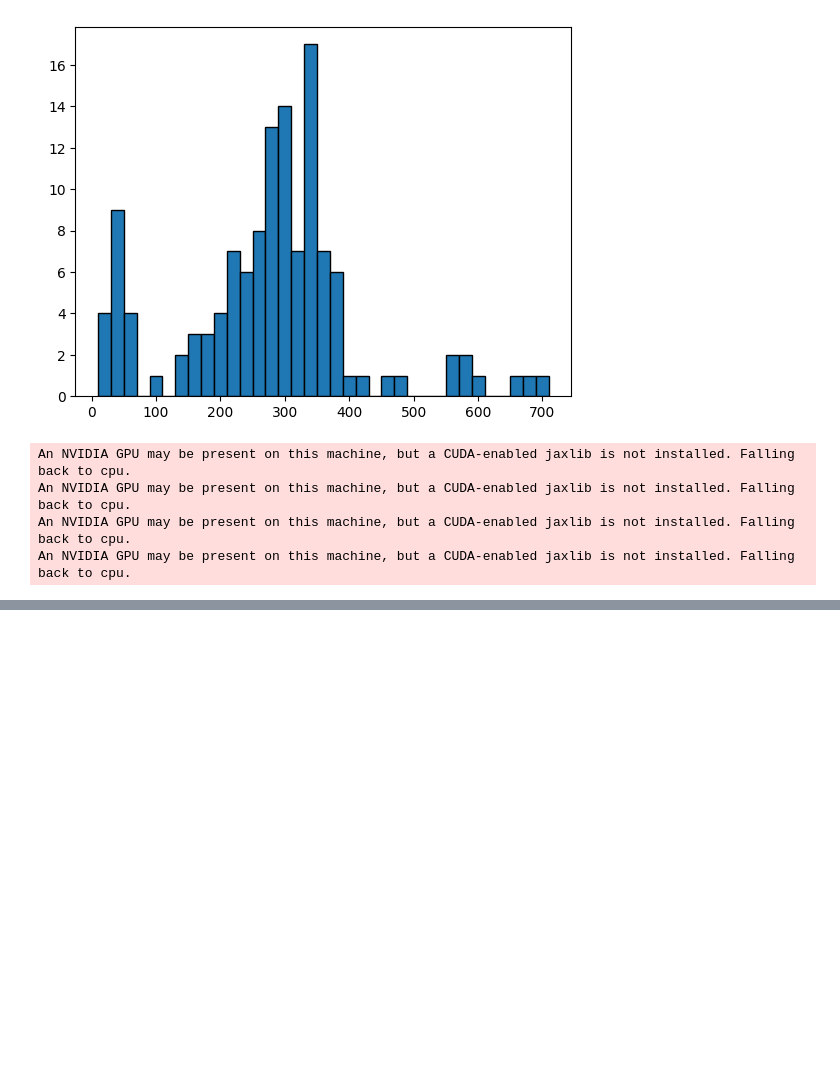
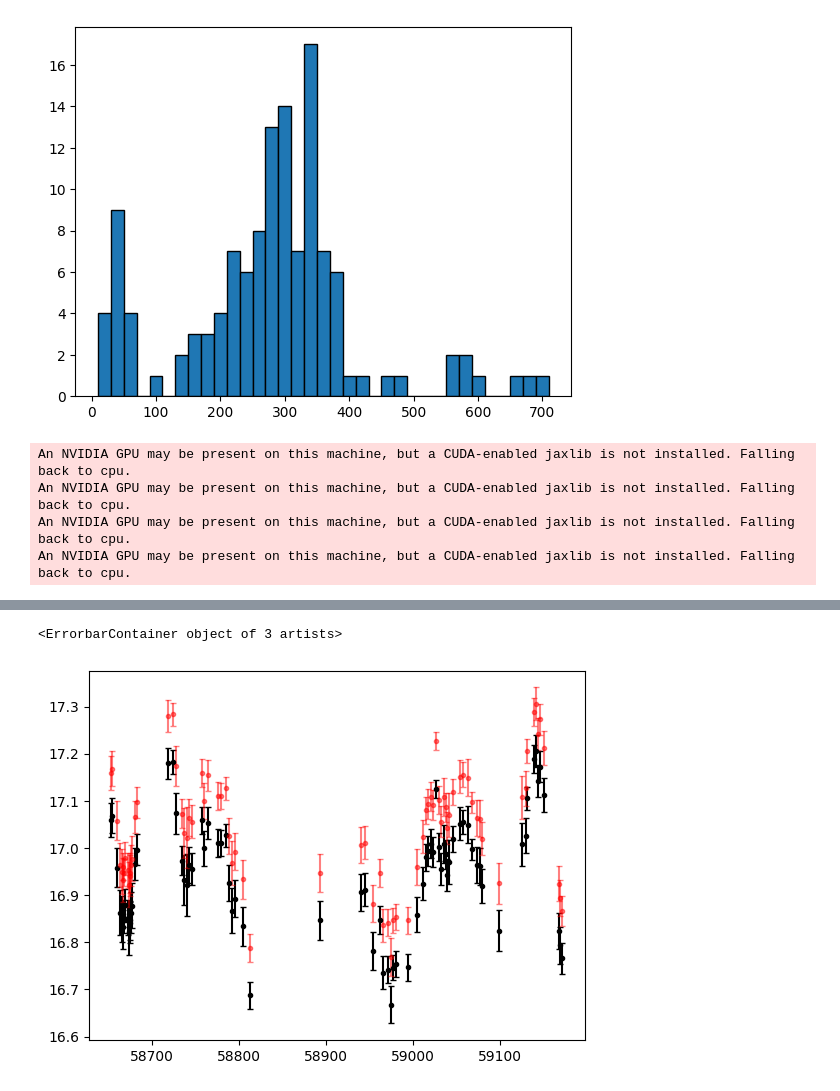
Before and after one commit to lincc-frameworks/notebooks_lf, a Jupyter notebook: PeriodDrw/Fit.ipynb, the cells around one changed output, grey strips where cells are left out. Cells and saved outputs as stored; diff of their text form; code cells hidden in the pictures; blank space fills up the shorter version.

```diff
--- a/PeriodDrw/Fit.ipynb
+++ b/PeriodDrw/Fit.ipynb
@@ -181,0 +317,5 @@ pa.parquet.write_table(pa_table_drw, "/astro/users/ncaplar/data/res_tsp_run_g_0_
+# %%
+oid = ens._source.index.compute()
+time = ens._source['mjd'].compute()
+y = ens._source['magpsf_corr'].compute()
+yerr = ens._source['sigmapsf_corr_ext'].compute()
@@ -181,0 +333,21 @@ pa.parquet.write_table(pa_table_drw, "/astro/users/ncaplar/data/res_tsp_run_g_0_
+# %%
+# creates an array of indices, sorted by unique element
+idx_sort = np.argsort(oid)
+# %%
+oid_sort = oid[idx_sort].values
+y_sort = y[idx_sort].values
+t_sort = time[idx_sort].values
+yerr_sort = yerr[idx_sort].values
+# %%
+vals, idx_start, count = np.unique(oid_sort, return_counts=True, return_index=True)
+# splits the indices into separate arrays
+oid_split = np.split(oid_sort, idx_start[1:])
+t_split = np.split(t_sort, idx_start[1:])
+y_split = np.split(y_sort, idx_start[1:])
+yerr_split = np.split(yerr_sort, idx_start[1:])
+# %%
+plt.errorbar(t_split[10000], y_split[10000], yerr=yerr_split[10000], fmt=".k", capsize=2)
+plt.errorbar(ts.data['mjd'], ts.data['magpsf_corr']+0.1, yerr=ts.data['sigmapsf_corr_ext'], fmt=".k", capsize=2, color = 'red', alpha = 0.5)
+# %% [output]
+<ErrorbarContainer object of 3 artists>
+[figure, added]
```
Also changed, not shown: parts of 27 cells of this notebook.
